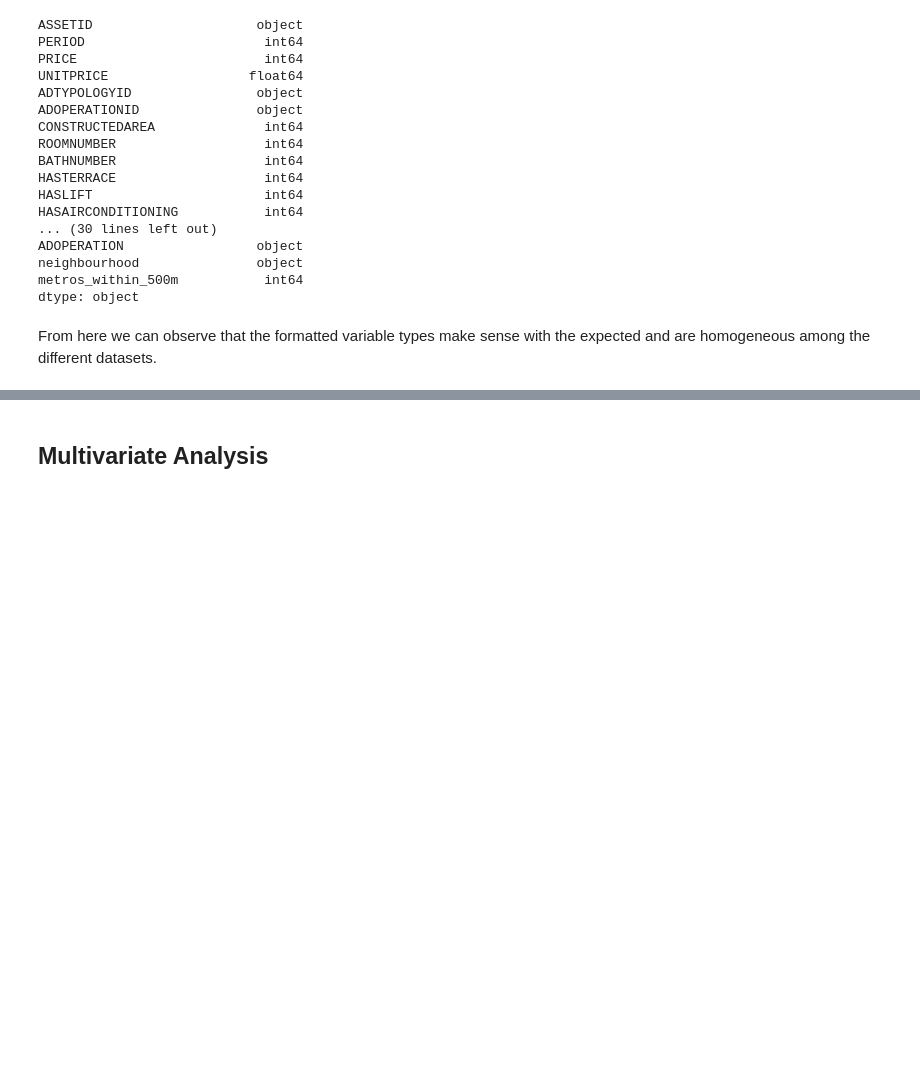
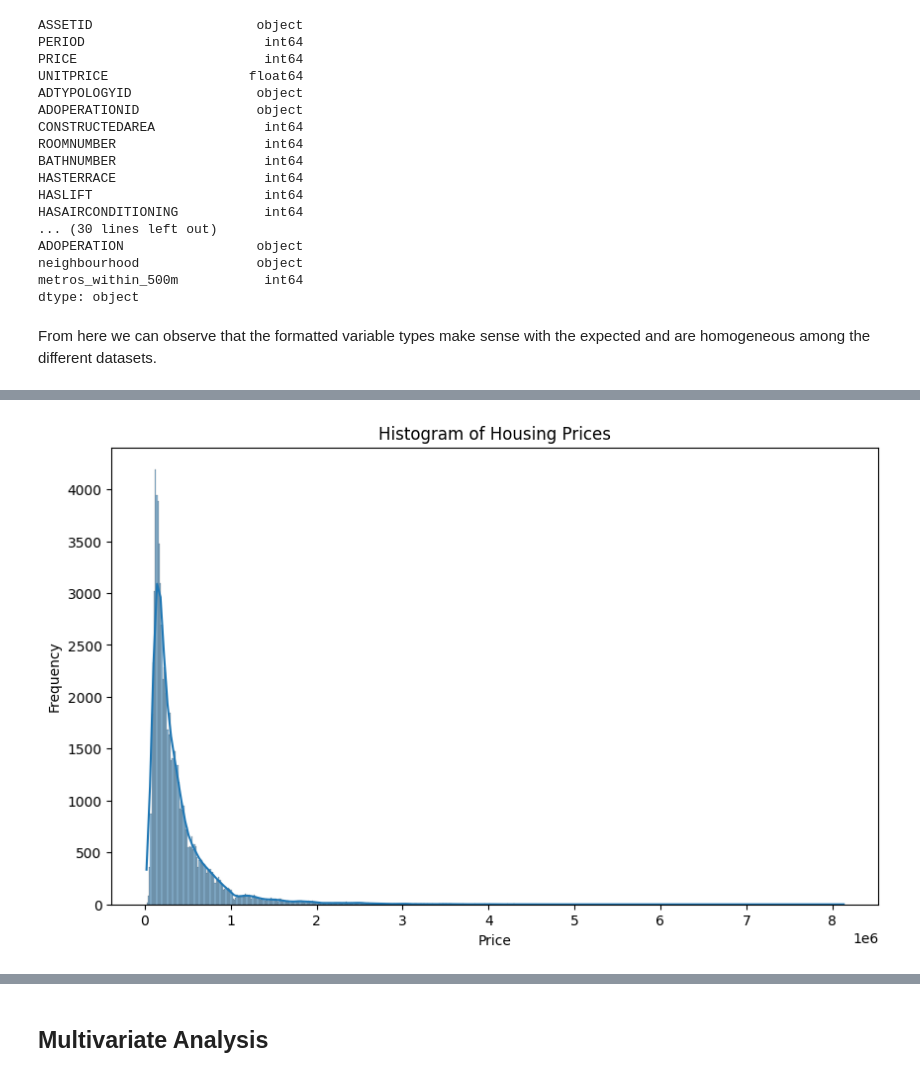
Before and after one commit to edouardor/Idealista_2024, a Jupyter notebook: Notebooks/Idealista Madrid github.ipynb, the cells around one changed output, grey strips where cells are left out. Drawn from its saved outputs; the diff is of its cells as text; code cells hidden in the pictures; blank space fills up the shorter version.

```diff
--- a/Notebooks/Idealista Madrid github.ipynb
+++ b/Notebooks/Idealista Madrid github.ipynb
@@ -162,3 +154,15 @@ df.describe(include='all')
 # prompt: drop observertions where df[df['ROOMNUMBER']>20]
 
 df = df[df['ROOMNUMBER'] <= 20]
+# %%
+# prompt: haz un histograma con la variable PRICE
+
+# Assuming 'df' is your DataFrame and it has a column named 'PRICE'
+plt.figure(figsize=(10, 6))
+sns.histplot(df['PRICE'], kde=True)  # Use kde=True to add a kernel density estimate
+plt.title('Histogram of Housing Prices')
+plt.xlabel('Price')
+plt.ylabel('Frequency')
+plt.show()
+# %% [output]
+[figure, added]
```
Also changed, not shown: parts of 33 cells of this notebook.
